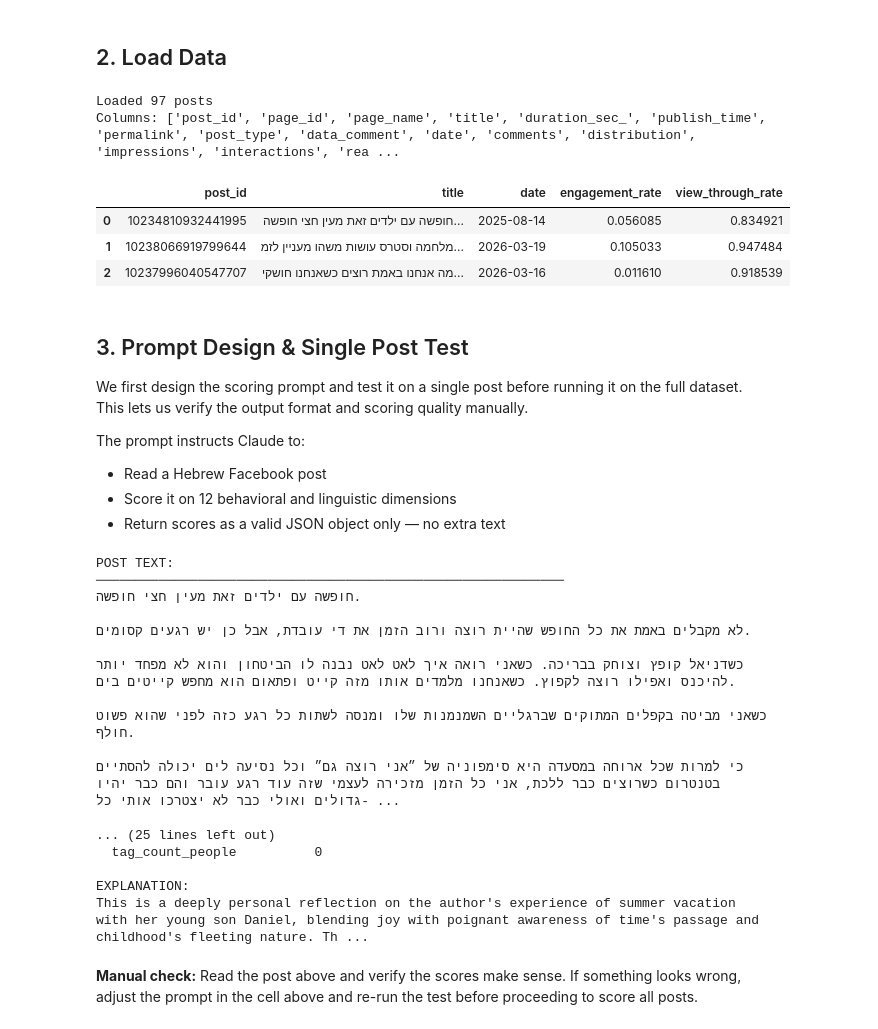
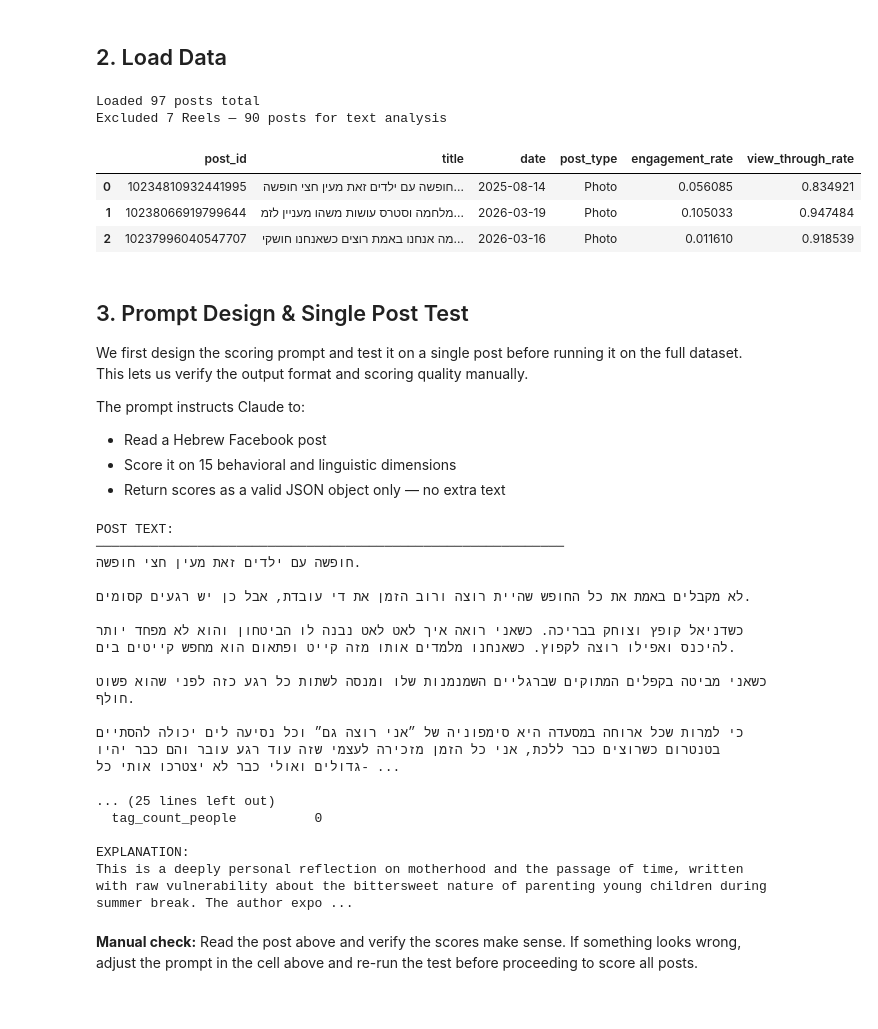
Before and after one commit to lizizakson/facebook-post-analysis, a Jupyter notebook: notebooks/03_text_analysis.ipynb, the cells around one changed output. Cells and saved outputs as stored; diff of their text form; code cells hidden in the pictures.

```diff
--- a/notebooks/03_text_analysis.ipynb
+++ b/notebooks/03_text_analysis.ipynb
@@ -58,17 +58,24 @@ print(f"  Output: {OUTPUT_FILE}")
 # %%
 df = pd.read_csv(INPUT_FILE)
 
-print(f"Loaded {len(df)} posts")
-print(f"Columns: {df.columns.tolist()}")
+# Exclude Reels before any scoring
+# Reels are video-first with minimal text — linguistic annotation
+# is not meaningful for this format. They are kept in clean_posts.csv
+# for behavioral EDA (02_eda.ipynb) but excluded here.
+reels_excluded = (df['post_type'] == 'Reel').sum()
+df = df[df['post_type'] != 'Reel'].copy()
+
+print(f'Loaded {len(df) + reels_excluded} posts total')
+print(f'Excluded {reels_excluded} Reels — {len(df)} posts for text analysis')
 print()
-df[["post_id", "title", "date", "engagement_rate", "view_through_rate"]].head(3)
+df[['post_id', 'title', 'date', 'post_type', 'engagement_rate', 'view_through_rate']].head(3)
 # %% [output]
-Loaded 97 posts
-Columns: ['post_id', 'page_id', 'page_name', 'title', 'duration_sec_', 'publish_time', 'permalink', 'post_type', 'data_comment', 'date', 'comments', 'distribution', 'impressions', 'interactions', 'rea ...
+Loaded 97 posts total
+Excluded 7 Reels — 90 posts for text analysis
-|  | post_id | title | date | engagement_rate | view_through_rate |
-| 0 | 10234810932441995 | חופשה עם ילדים זאת מעין חצי חופשה... | 2025-08-14 | 0.056085 | 0.834921 |
-| 1 | 10238066919799644 | מלחמה וסטרס עושות משהו מעניין לזמ... | 2026-03-19 | 0.105033 | 0.947484 |
-| 2 | 10237996040547707 | מה אנחנו באמת רוצים כשאנחנו חושקי... | 2026-03-16 | 0.011610 | 0.918539 |
+|  | post_id | title | date | post_type | engagement_rate | view_through_rate |
+| 0 | 10234810932441995 | חופשה עם ילדים זאת מעין חצי חופשה... | 2025-08-14 | Photo | 0.056085 | 0.834921 |
+| 1 | 10238066919799644 | מלחמה וסטרס עושות משהו מעניין לזמ... | 2026-03-19 | Photo | 0.105033 | 0.947484 |
+| 2 | 10237996040547707 | מה אנחנו באמת רוצים כשאנחנו חושקי... | 2026-03-16 | Photo | 0.011610 | 0.918539 |
 # %% [markdown]
 ## 3. Prompt Design & Single Post Test
 
@@ -78,7 +85,7 @@ output format and scoring quality manually.
 
 The prompt instructs Claude to:
 - Read a Hebrew Facebook post
-- Score it on 12 behavioral and linguistic dimensions
+- Score it on 15 behavioral and linguistic dimensions
 - Return scores as a valid JSON object only — no extra text
 # %%
 SYSTEM_PROMPT = """You are an expert in behavioral psychology and linguistic analysis.
@@ -253,7 +289,7 @@ POST TEXT:
   tag_count_people          0
 
 EXPLANATION:
-This is a deeply personal reflection on the author's experience of summer vacation with her young son Daniel, blending joy with poignant awareness of time's passage and childhood's fleeting nature. Th ...
+This is a deeply personal reflection on motherhood and the passage of time, written with raw vulnerability about the bittersweet nature of parenting young children during summer break. The author expo ...
 # %% [markdown]
 **Manual check:** Read the post above and verify the scores make sense.
 If something looks wrong, adjust the prompt in the cell above and re-run the test
```
Also changed, not shown: parts of 9 cells of this notebook, 3 other files.
